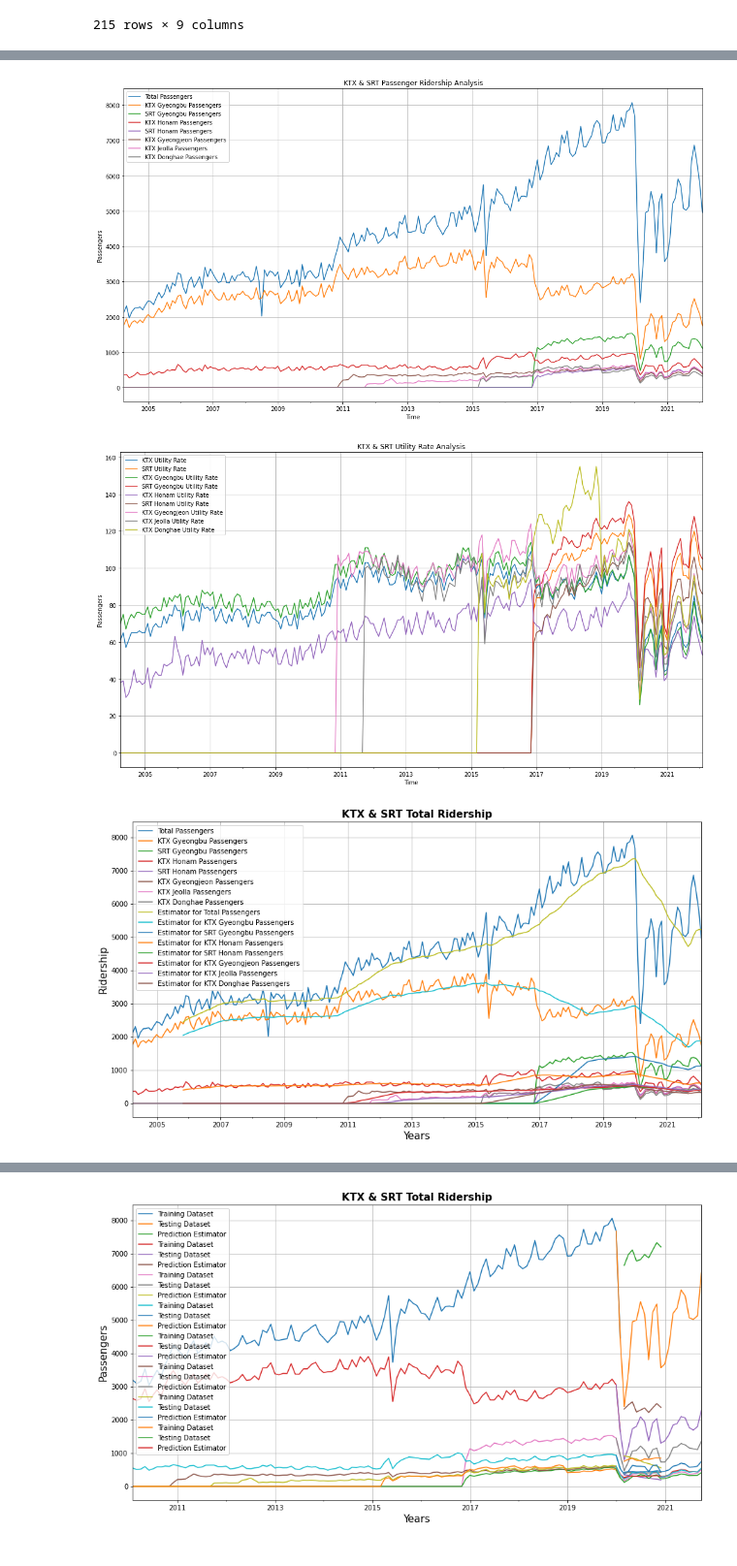
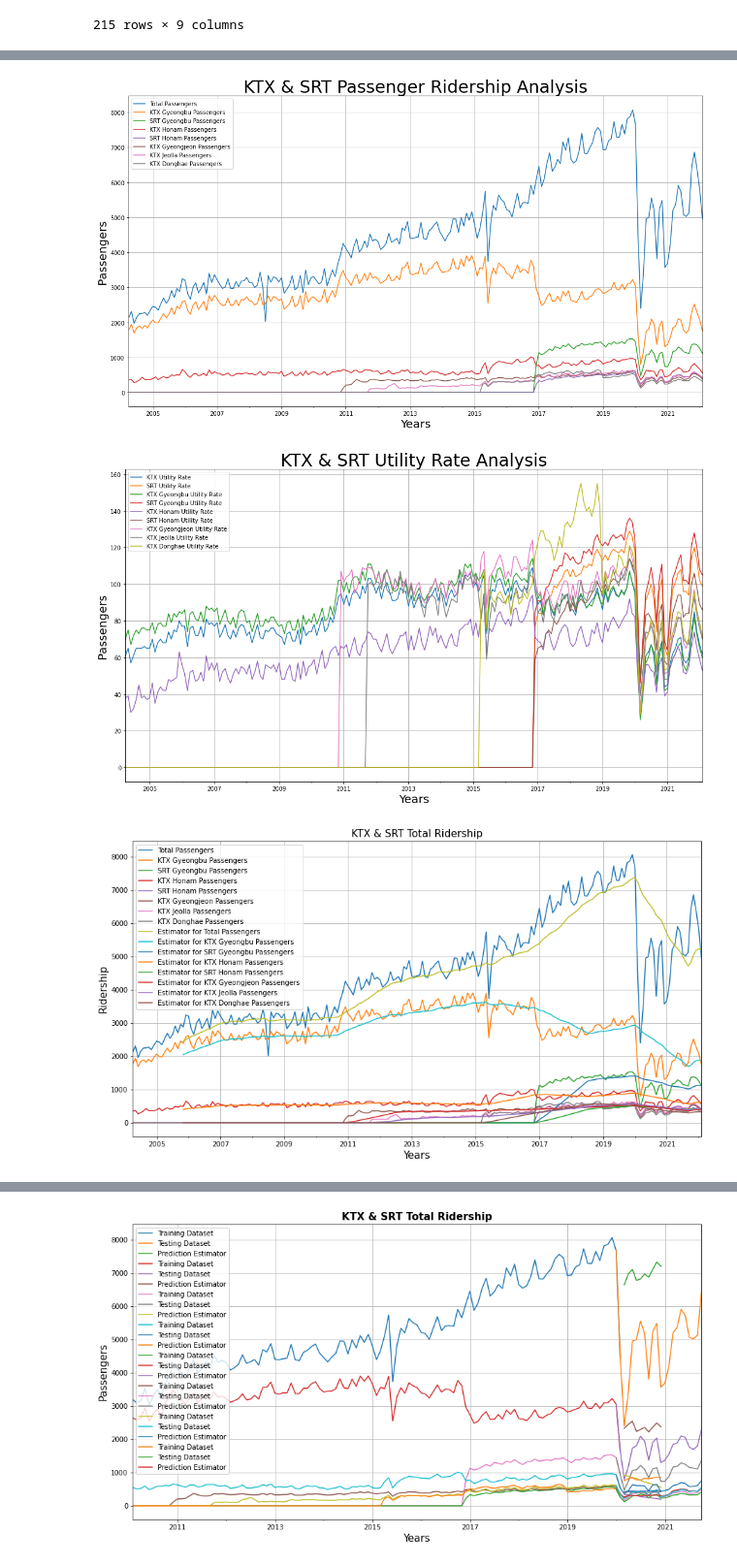
Before and after one commit to lotlouischoitslab/KTX_Image_Classification, a Jupyter notebook: ktx_data_analysis.ipynb, the cells around one changed output, grey strips where cells are left out. Shown at 97% size. Drawn from its saved outputs; the diff is of its cells as text; code cells hidden in the pictures.

```diff
--- a/ktx_data_analysis.ipynb
+++ b/ktx_data_analysis.ipynb
@@ -256,18 +256,20 @@ dtypes: float64(9)
 memory usage: 16.8 KB
 # %%
 ax1 = time_series1.plot(figsize=(18,10),grid=True)
-ax1.set_ylabel('Passengers')
-plt.title('KTX & SRT Passenger Ridership Analysis')
+ax1.set_xlabel('Years',fontsize=20)
+ax1.set_ylabel('Passengers',fontsize=20)
+plt.title('KTX & SRT Passenger Ridership Analysis',fontsize=30)
 plt.savefig('data_explore/passen_analysis.png')
 # %% [output]
-[figure, old version]
+[figure, new version]
 # %%
 ax2 = time_series2.plot(figsize=(18,10),grid=True)
-ax2.set_ylabel('Passengers')
-plt.title('KTX & SRT Utility Rate Analysis')
+ax2.set_xlabel('Years',fontsize=20)
+ax2.set_ylabel('Passengers',fontsize=20)
+plt.title('KTX & SRT Utility Rate Analysis',fontsize=30)
 plt.savefig('data_explore/utility_analysis.png')
 # %% [output]
-[figure, old version]
+[figure, new version]
 # %%
 from statsmodels.tsa.holtwinters import ExponentialSmoothing
 from sklearn.metrics import mean_absolute_error, mean_squared_error
@@ -279,11 +281,11 @@ for t in total_list:
 plt.grid()
 plt.xlabel('Years',fontsize=15)
 plt.ylabel('Ridership',fontsize=15)
-plt.title('KTX & SRT Total Ridership',fontsize=15,fontweight='bold')
+plt.title('KTX & SRT Total Ridership',fontsize=15)
 plt.legend()
 plt.savefig('data_explore/passen_est.png')
 # %% [output]
-[figure, old version]
+[figure, new version]
 # %%
 time_series2[utility_list].plot(figsize=(15,8))
 for u in utility_list:
```
Also changed, not shown: parts of 1 cell of this notebook, 4 other files.
